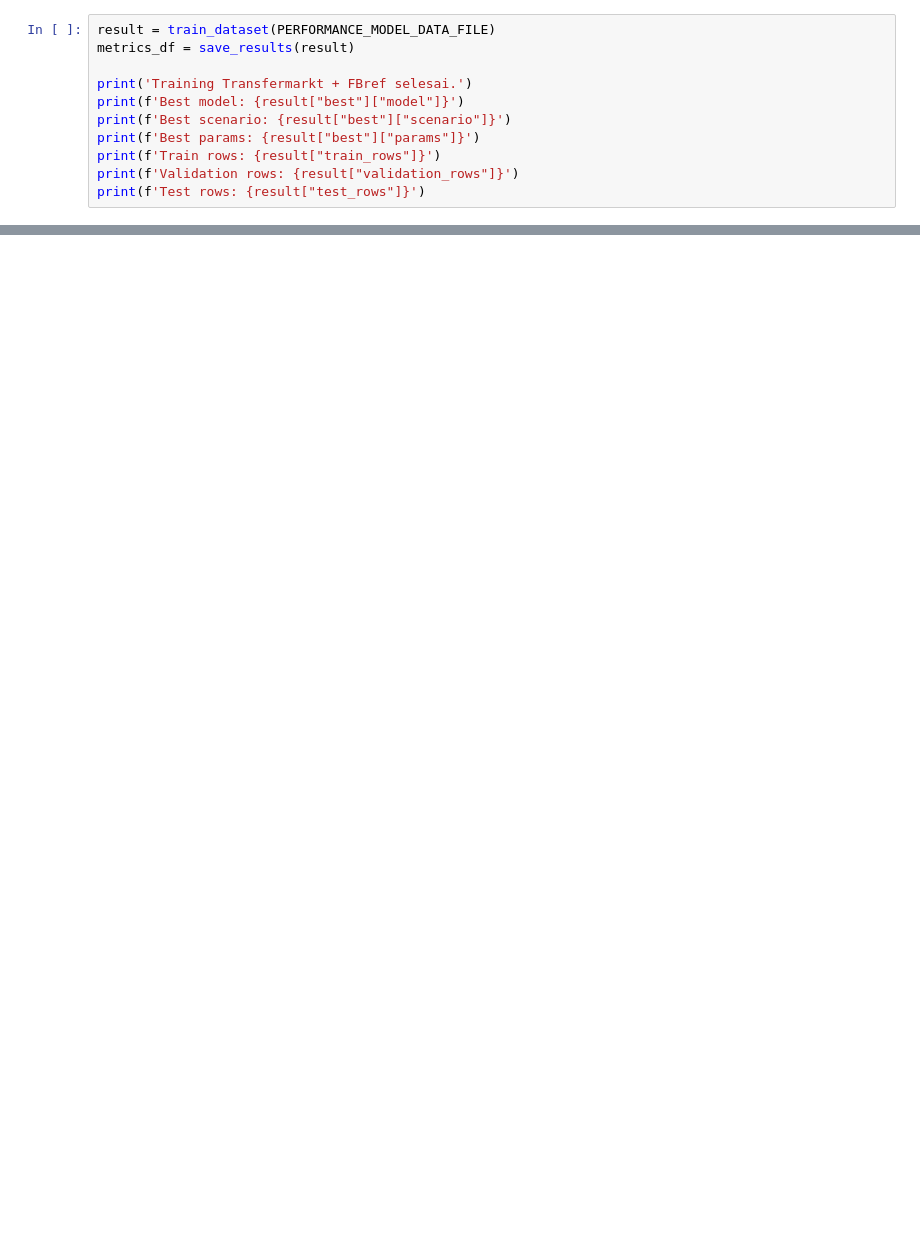
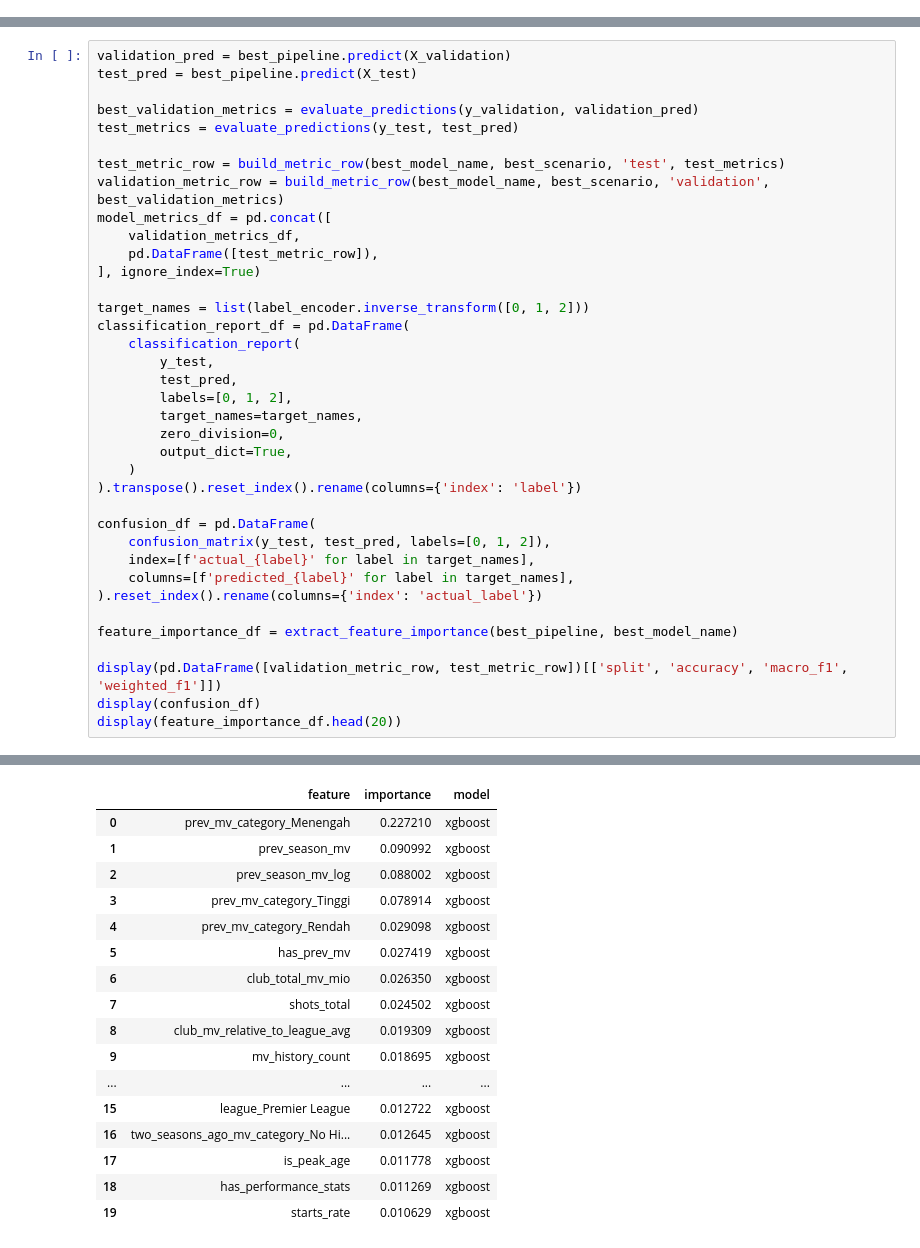
Before and after one commit to AnthonyWisnu/Tugas_UAS_Big-Data, a Jupyter notebook: 03_training_model.ipynb, the cells around one changed output, grey strips where cells are left out. Saved outputs shown, nothing was run; the diff lists cells and outputs as text; blank space fills up the shorter version.

```diff
--- a/03_training_model.ipynb
+++ b/03_training_model.ipynb
@@ -40,11 +23,0 @@ print(f'Model data Transfermarkt + FBref: {PERFORMANCE_MODEL_DATA_FILE}')
-# %%
-result = train_dataset(PERFORMANCE_MODEL_DATA_FILE)
-metrics_df = save_results(result)
-
-print('Training Transfermarkt + FBref selesai.')
-print(f'Best model: {result["best"]["model"]}')
-print(f'Best scenario: {result["best"]["scenario"]}')
-print(f'Best params: {result["best"]["params"]}')
-print(f'Train rows: {result["train_rows"]}')
-print(f'Validation rows: {result["validation_rows"]}')
-print(f'Test rows: {result["test_rows"]}')
@@ -79,0 +387,38 @@ print('Validasi split, skenario, fitur FBref, dan output best model lulus.')
+# %%
+validation_pred = best_pipeline.predict(X_validation)
+test_pred = best_pipeline.predict(X_test)
+
+best_validation_metrics = evaluate_predictions(y_validation, validation_pred)
+test_metrics = evaluate_predictions(y_test, test_pred)
+
+test_metric_row = build_metric_row(best_model_name, best_scenario, 'test', test_metrics)
+validation_metric_row = build_metric_row(best_model_name, best_scenario, 'validation', best_validation_metrics)
+model_metrics_df = pd.concat([
+    validation_metrics_df,
+    pd.DataFrame([test_metric_row]),
+], ignore_index=True)
+
+target_names = list(label_encoder.inverse_transform([0, 1, 2]))
+classification_report_df = pd.DataFrame(
+    classification_report(
+        y_test,
+        test_pred,
+        labels=[0, 1, 2],
+        target_names=target_names,
+        zero_division=0,
+        output_dict=True,
+    )
+).transpose().reset_index().rename(columns={'index': 'label'})
+
+confusion_df = pd.DataFrame(
+    confusion_matrix(y_test, test_pred, labels=[0, 1, 2]),
+    index=[f'actual_{label}' for label in target_names],
+    columns=[f'predicted_{label}' for label in target_names],
+).reset_index().rename(columns={'index': 'actual_label'})
+
+feature_importance_df = extract_feature_importance(best_pipeline, best_model_name)
+
+display(pd.DataFrame([validation_metric_row, test_metric_row])[['split', 'accuracy', 'macro_f1', 'weighted_f1']])
+display(confusion_df)
+display(feature_importance_df.head(20))
+# %% [output]
@@ -79,0 +432,17 @@ print('Validasi split, skenario, fitur FBref, dan output best model lulus.')
+|  | feature | importance | model |
+| 0 | prev_mv_category_Menengah | 0.227210 | xgboost |
+| 1 | prev_season_mv | 0.090992 | xgboost |
+| 2 | prev_season_mv_log | 0.088002 | xgboost |
+| 3 | prev_mv_category_Tinggi | 0.078914 | xgboost |
+| 4 | prev_mv_category_Rendah | 0.029098 | xgboost |
+| 5 | has_prev_mv | 0.027419 | xgboost |
+| 6 | club_total_mv_mio | 0.026350 | xgboost |
+| 7 | shots_total | 0.024502 | xgboost |
+| 8 | club_mv_relative_to_league_avg | 0.019309 | xgboost |
+| 9 | mv_history_count | 0.018695 | xgboost |
+| ... | ... | ... | ... |
+| 15 | league_Premier League | 0.012722 | xgboost |
+| 16 | two_seasons_ago_mv_category_No Hi... | 0.012645 | xgboost |
+| 17 | is_peak_age | 0.011778 | xgboost |
+| 18 | has_performance_stats | 0.011269 | xgboost |
+| 19 | starts_rate | 0.010629 | xgboost |
```
Also changed, not shown: parts of 27 cells of this notebook, 52 other files.
